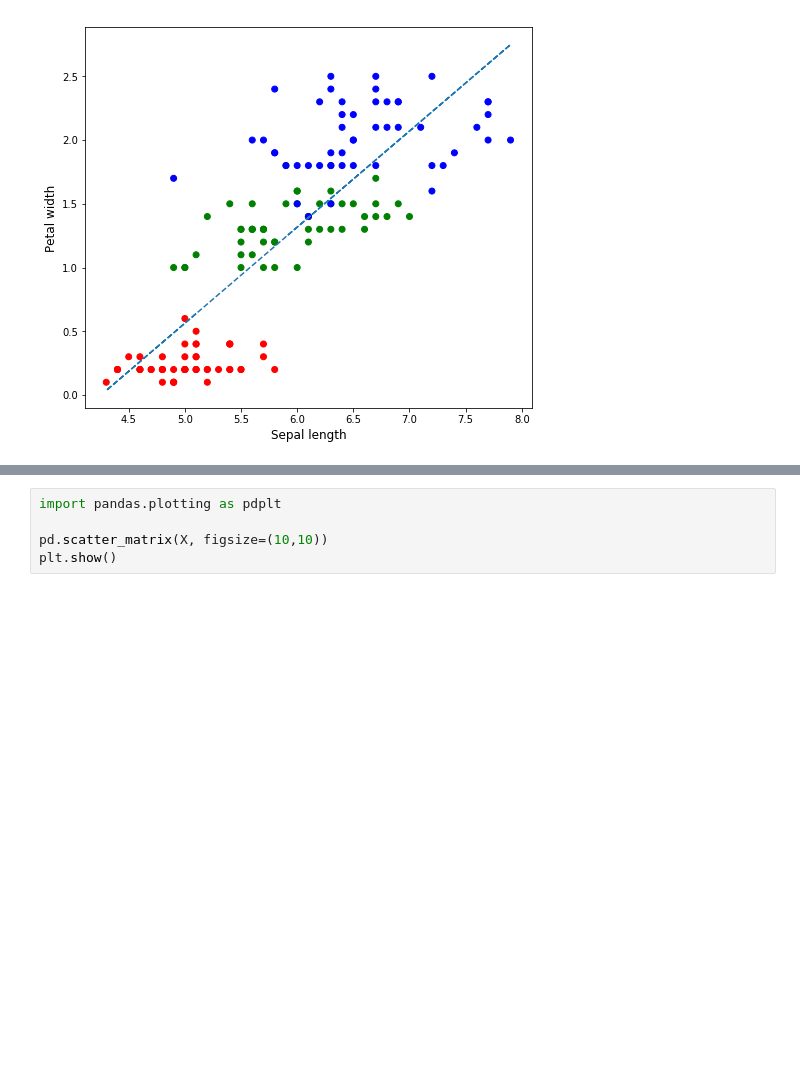
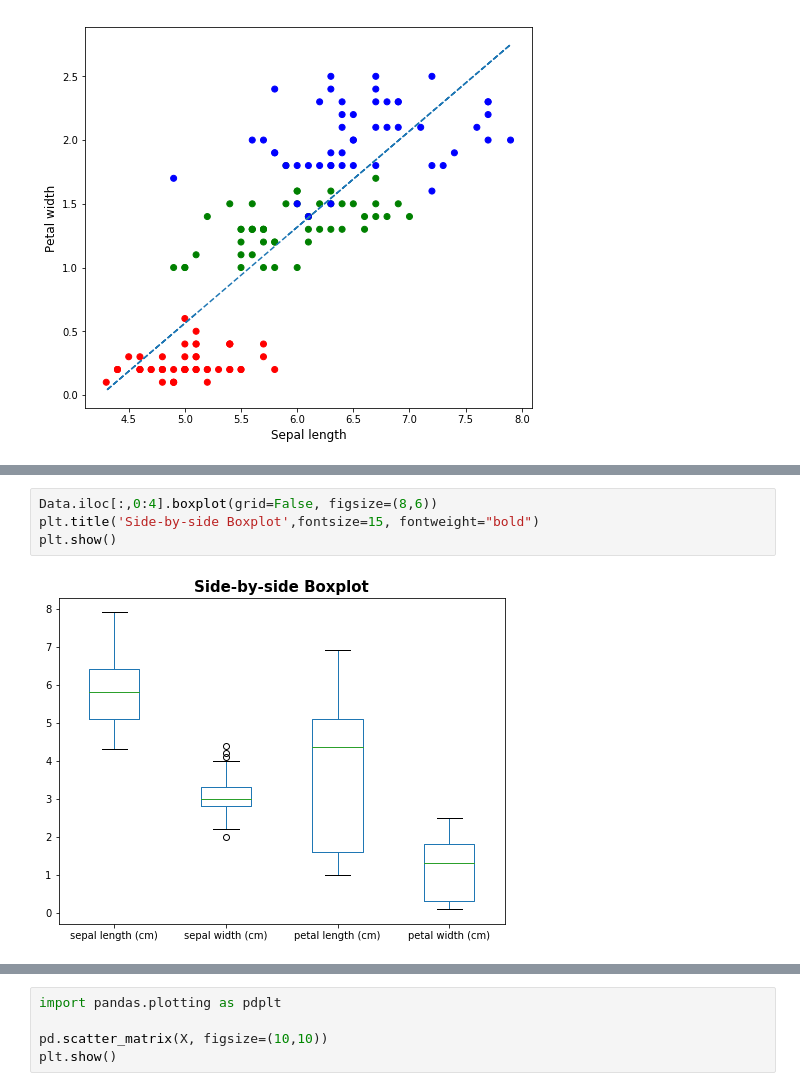
Before and after one commit to anhnguyendepocen/Stat3612, a Jupyter notebook: Lecture2/Lecture2 Data Exploration.ipynb, the cells around one changed output, grey strips where cells are left out. Cells and saved outputs as stored; diff of their text form; blank space fills up the shorter version.

```diff
--- a/Lecture2/Lecture2 Data Exploration.ipynb
+++ b/Lecture2/Lecture2 Data Exploration.ipynb
@@ -147,0 +195,6 @@ plt.show()
+# %%
+Data.iloc[:,0:4].boxplot(grid=False, figsize=(8,6))
+plt.title('Side-by-side Boxplot',fontsize=15, fontweight="bold")
+plt.show()
+# %% [output]
+[figure, added]
```
Also changed, not shown: parts of 20 cells of this notebook.
